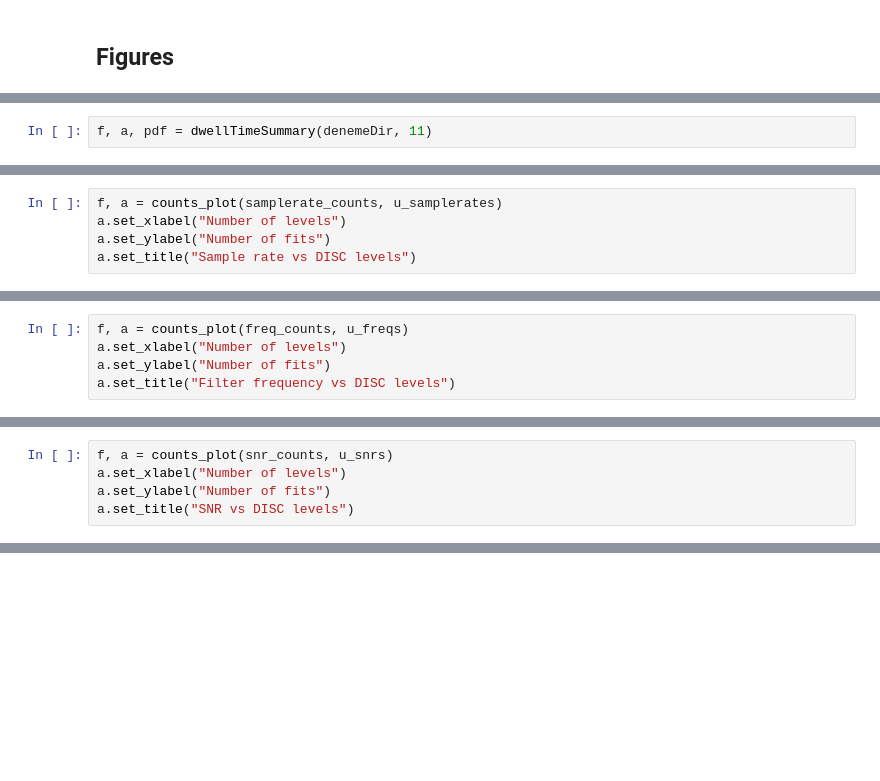
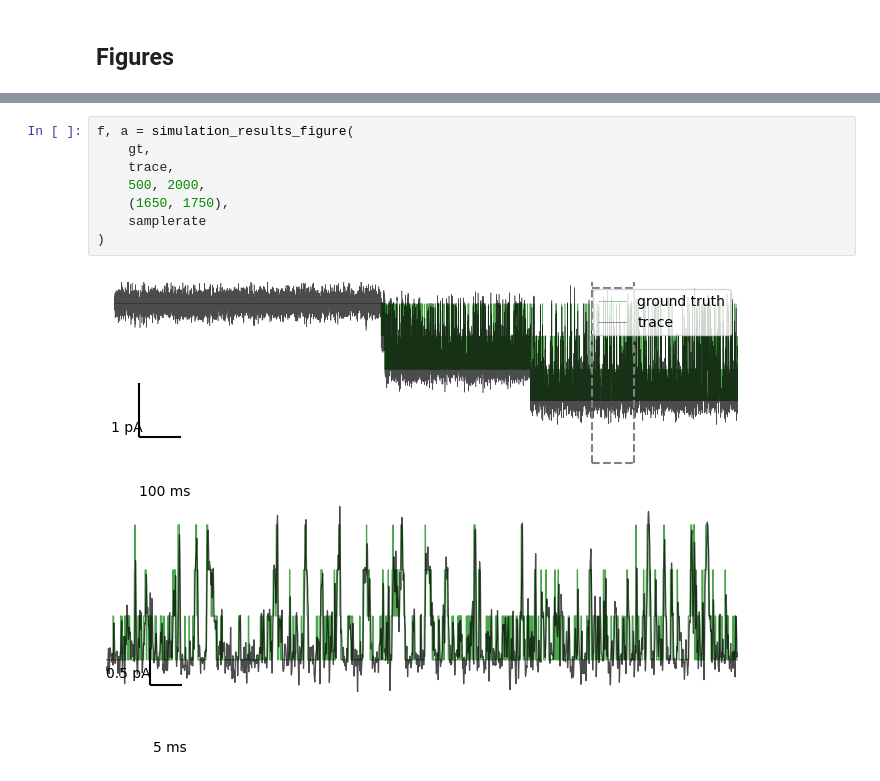
Before and after one commit to eckuru/BSMBC-Idealization-2024, a Jupyter notebook: idealizations.ipynb, the cells around one changed output, grey strips where cells are left out. Cells and saved outputs as stored; diff of their text form; blank space fills up the shorter version.

```diff
--- a/idealizations.ipynb
+++ b/idealizations.ipynb
@@ -990,2 +52,0 @@ plt.close()
-# %%
-f, a, pdf = dwellTimeSummary(denemeDir, 11)
@@ -1062,5 +52,0 @@ freq_counts, u_freqs = counts_table(nlevels, freqs)
-# %%
-f, a = counts_plot(samplerate_counts, u_samplerates)
-a.set_xlabel("Number of levels")
-a.set_ylabel("Number of fits")
-a.set_title("Sample rate vs DISC levels")
@@ -1070,5 +52,0 @@ Text(0.5, 1.0, 'Sample rate vs DISC levels')
-# %%
-f, a = counts_plot(freq_counts, u_freqs)
-a.set_xlabel("Number of levels")
-a.set_ylabel("Number of fits")
-a.set_title("Filter frequency vs DISC levels")
@@ -1078,5 +52,0 @@ Text(0.5, 1.0, 'Filter frequency vs DISC levels')
-# %%
-f, a = counts_plot(snr_counts, u_snrs)
-a.set_xlabel("Number of levels")
-a.set_ylabel("Number of fits")
-a.set_title("SNR vs DISC levels")
@@ -1144,0 +93,10 @@ glistb = np.array([40, 50, 0, 0, 0]) * 1e-12
+# %%
+f, a = simulation_results_figure(
+    gt,
+    trace,
+    500, 2000,
+    (1650, 1750),
+    samplerate
+)
+# %% [output]
+[figure, added]
```
Also changed, not shown: parts of 59 cells of this notebook, 3 other files.
